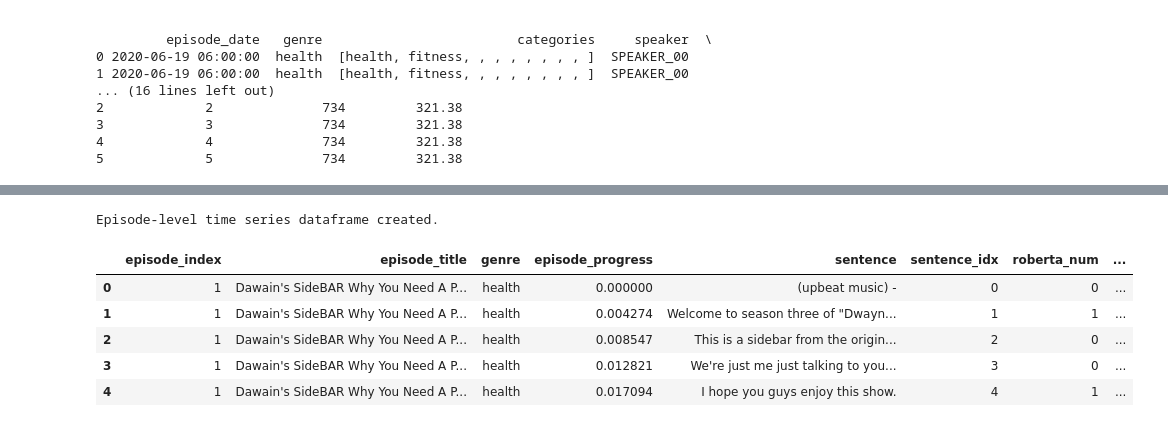
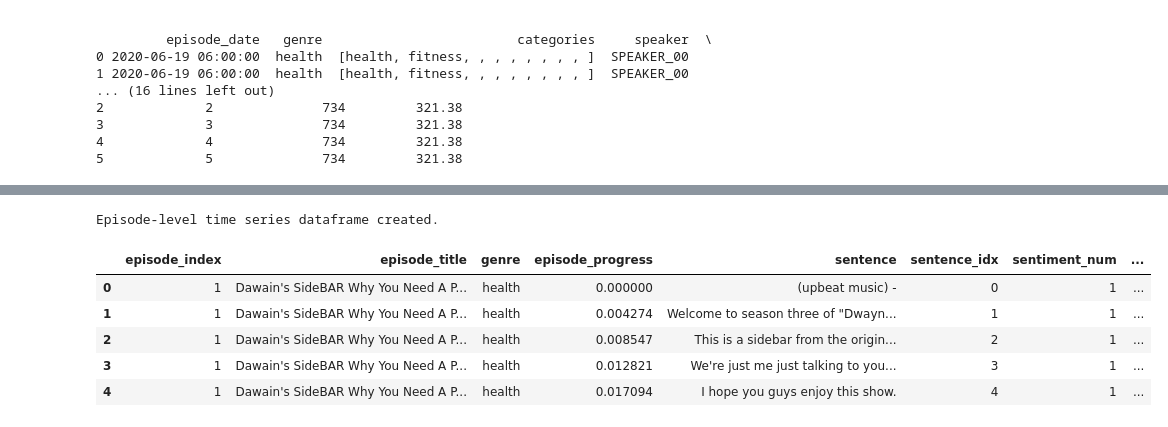
Before and after one commit to au-nlp/project-milestone-p2-group4, a Jupyter notebook: sentiment_analysis.ipynb, the cells around one changed output, grey strips where cells are left out. Saved outputs shown, nothing was run; the diff lists cells and outputs as text; code cells hidden in the pictures.

```diff
--- a/sentiment_analysis.ipynb
+++ b/sentiment_analysis.ipynb
@@ -291,18 +291,12 @@ VADER sentiment columns added to sentences_df.
 # %%
 # Episode-level sentiment time series (normalized 0–1 based on episode progress out of full episode elapsed time)
 
-# Make a copy to avoid accidental modification
 ts_df = sentences_df.copy()
 
-# -------------------------
-# 1. Normalize sentence_idx per episode
-# -------------------------
+# Normalize sentence_idx per episode
+
 def normalize_episode_progress(df):
-    """
-    Adds an `episode_progress` column scaled to [0, 1] for each episode.
-    """
     df = df.sort_values(["episode_index", "sentence_idx"])
-
     df["episode_progress"] = (
         df.groupby("episode_index")["sentence_idx"]
         .transform(lambda x: x / x.max() if x.max() > 0 else 0)
@@ -311,71 +305,68 @@ def normalize_episode_progress(df):
 
 ts_df = normalize_episode_progress(ts_df)
 
-# -------------------------
-# 2. Convert categorical polarity → numeric values for plotting
-# -------------------------
 
-polarity_map = {
+# Convert categorical polarity to numeric values (Siebert: only positive / negative)
+polarity_map_siebert = {
+    "negative": -1,
+    "positive": 1
+}
+
+ts_df["sentiment_num"] = ts_df["polarity"].map(polarity_map_siebert)
+
+# VADER stays the same (still uses neutral)
+polarity_map_vader = {
     "negative": -1,
     "neutral": 0,
     "positive": 1
 }
 
-ts_df["roberta_num"] = ts_df["roberta_polarity"].map(polarity_map)
-ts_df["vader_num"] = ts_df["vader_polarity"].map(polarity_map)
+ts_df["vader_num"] = ts_df["vader_polarity"].map(polarity_map_vader)
 
-# -------------------------
-# 3. OPTIONAL: Smooth the signals (rolling window)
-#    This reduces noise for plotting.
-# -------------------------
+
+# Smooth curves around mean
 
 def smooth_episode(df, window=25):
-    """
-    Applies a rolling mean smoothing within each episode.
-    """
     df = df.sort_values(["episode_index", "sentence_idx"])
-    df["roberta_smooth"] = (
-        df.groupby("episode_index")["roberta_num"]
+    df["sentiment_smooth"] = (
+        df.groupby("episode_index")["sentiment_num"]
         .transform(lambda x: x.rolling(window, min_periods=1, center=True).mean())
     )
     df["vader_smooth"] = (
         df.groupby("episode_index")["vader_num"]
         .transform(lambda x: x.rolling(window, min_periods=1, center=True).mean())
     )
     return df
 
-ts_df = smooth_episode(ts_df, window=25)
+ts_df = smooth_episode(ts_df)
 
-# -------------------------
-# 4. Finalize episode time-series dataframe
-# -------------------------
-
+# Final table
 episode_timeseries_df = ts_df[
     [
         "episode_index",
         "episode_title",
         "genre",
         "episode_progress",
         "sentence",
         "sentence_idx",
-        "roberta_num",
-        "roberta_intensity",
-        "roberta_smooth",
+        "sentiment_num",
+        "intensity",
+        "sentiment_smooth",
         "vader_num",
         "vader_score",
         "vader_smooth",
     ]
 ]
 
 print("Episode-level time series dataframe created.")
 episode_timeseries_df.head()
 # %% [output]
 Episode-level time series dataframe created.
-|  | episode_index | episode_title | genre | episode_progress | sentence | sentence_idx | roberta_num | ... |
-| 0 | 1 | Dawain's SideBAR Why You Need A P... | health | 0.000000 | (upbeat music) - | 0 | 0 | ... |
+|  | episode_index | episode_title | genre | episode_progress | sentence | sentence_idx | sentiment_num | ... |
+| 0 | 1 | Dawain's SideBAR Why You Need A P... | health | 0.000000 | (upbeat music) - | 0 | 1 | ... |
 | 1 | 1 | Dawain's SideBAR Why You Need A P... | health | 0.004274 | Welcome to season three of "Dwayn... | 1 | 1 | ... |
-| 2 | 1 | Dawain's SideBAR Why You Need A P... | health | 0.008547 | This is a sidebar from the origin... | 2 | 0 | ... |
-| 3 | 1 | Dawain's SideBAR Why You Need A P... | health | 0.012821 | We're just me just talking to you... | 3 | 0 | ... |
+| 2 | 1 | Dawain's SideBAR Why You Need A P... | health | 0.008547 | This is a sidebar from the origin... | 2 | 1 | ... |
+| 3 | 1 | Dawain's SideBAR Why You Need A P... | health | 0.012821 | We're just me just talking to you... | 3 | 1 | ... |
 | 4 | 1 | Dawain's SideBAR Why You Need A P... | health | 0.017094 | I hope you guys enjoy this show. | 4 | 1 | ... |
 # %%
 # Visualization of sentiment Time Series
```
Also changed, not shown: parts of 8 cells of this notebook.
